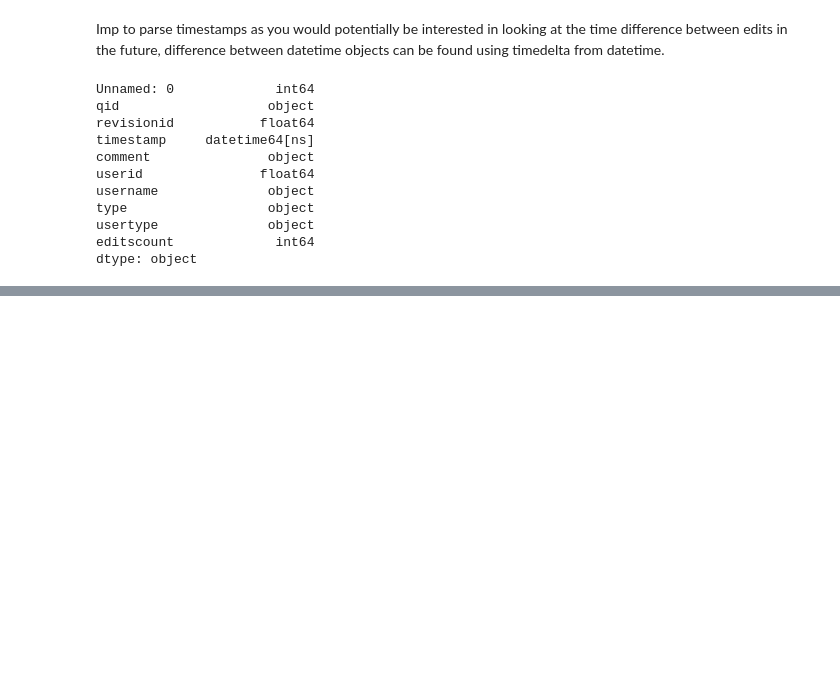
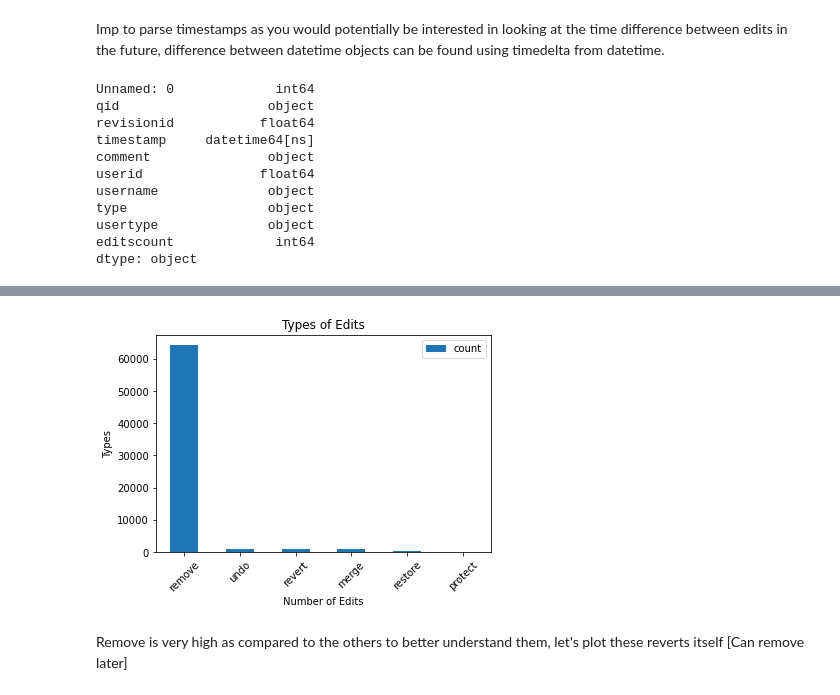
Before and after one commit to yadavtushita/6CCS3PRJ-WikidataProject, a Jupyter notebook: Politics_Final.ipynb, the cells around one changed output, grey strips where cells are left out. Drawn from its saved outputs; the diff is of its cells as text; code cells hidden in the pictures; blank space fills up the shorter version.

```diff
--- a/Politics_Final.ipynb
+++ b/Politics_Final.ipynb
@@ -280,0 +330,21 @@ dtype: object
+# %%
+# Extracting select proxies: remove, restore, revert, merge, undo, protect
+controversial_proxies = ts.iloc[[3, 5, 6, 7, 8, 9]]
+# print(controversial_proxies)
+# %%
+# Plotting select proxies
+ax = controversial_proxies.plot.bar()
+
+plt.title('Types of Edits')
+plt.xlabel('Number of Edits')
+plt.ylabel('Types')
+
+plt.xticks(rotation=45)
+
+# ax.invert_yaxis()
+
+plt.show()
+# %% [output]
+[figure, added]
+# %% [markdown]
+Remove is very high as compared to the others to better understand them, let's plot these reverts itself [Can remove later]
```
Also changed, not shown: parts of 33 cells of this notebook.
